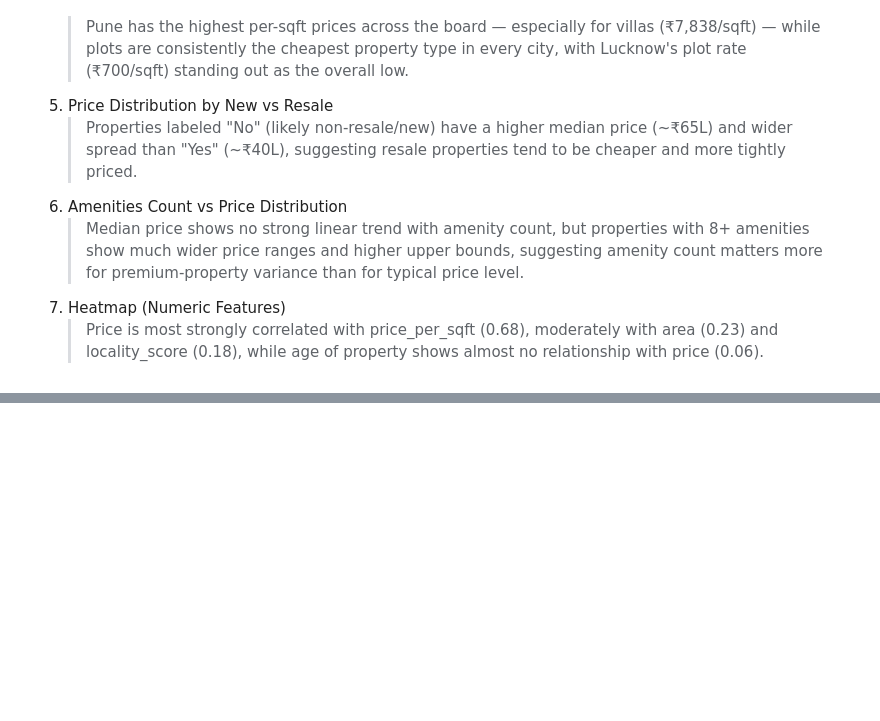
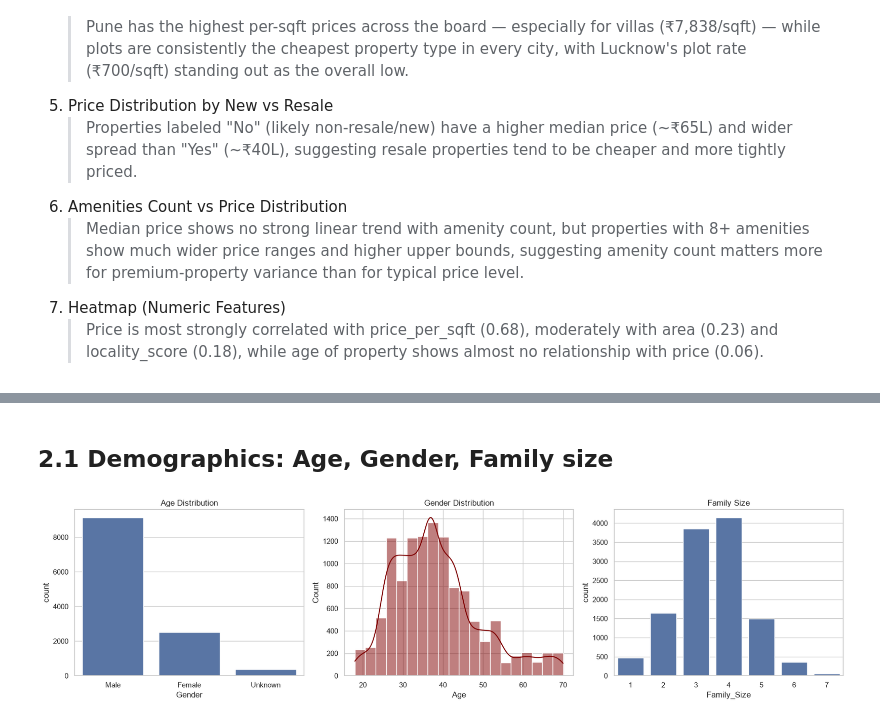
Before and after one commit to vishesh1603/real-estate-prediction, a Jupyter notebook: notebooks/03_EDA_visualization.ipynb, the cells around one changed output, grey strips where cells are left out. Cells and saved outputs as stored; diff of their text form; code cells hidden in the pictures; blank space fills up the shorter version.

```diff
--- a/notebooks/03_EDA_visualization.ipynb
+++ b/notebooks/03_EDA_visualization.ipynb
@@ -224,0 +258,19 @@ plt.show()
+# %% [markdown]
+## 2.1 Demographics: Age, Gender, Family size
+# %%
+fig, axes = plt.subplots(1, 3, figsize=(17, 4.5))
+
+sns.countplot(data=users, x='Gender', ax=axes[0])
+axes[1].set_title('Gender Distribution')
+
+sns.histplot(users['Age'], bins=20, kde=True,color="maroon", ax=axes[1])
+axes[0].set_title('Age Distribution')
+
+sns.countplot(data=users, x='Family_Size', ax=axes[2])
+axes[2].set_title('Family Size')
+plt.savefig('../reports/figures/demographic_AGF.png', dpi=300, bbox_inches='tight')
+
+plt.tight_layout()
+plt.show()
+# %% [output]
+[figure, added]
```
Also changed, not shown: parts of 14 cells of this notebook.
